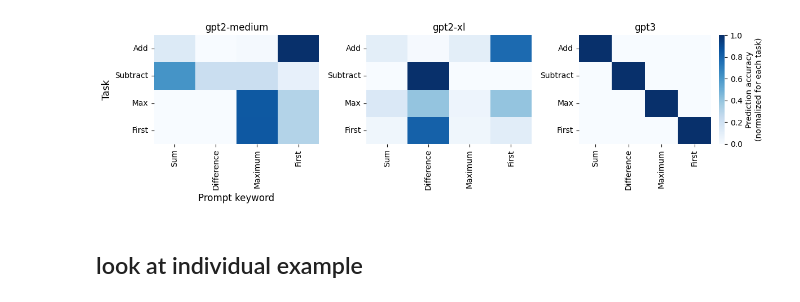
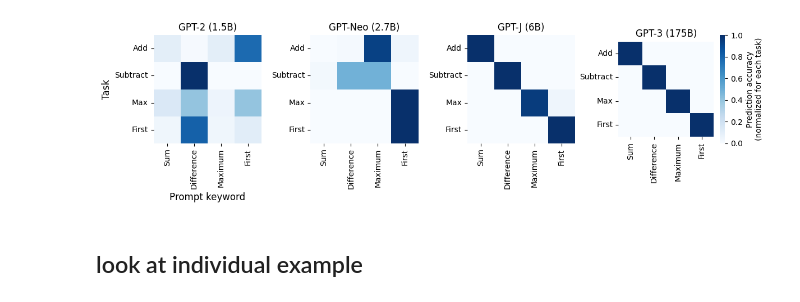
Before and after one commit to csinva/iprompt, a Jupyter notebook: notebooks/01_prompt_selection.ipynb, the cells around one changed output. Drawn from its saved outputs; the diff is of its cells as text; code cells hidden in the pictures.

```diff
--- a/notebooks/01_prompt_selection.ipynb
+++ b/notebooks/01_prompt_selection.ipynb
@@ -17,6 +18,6 @@ import pickle as pkl
 # %%
 # model_names = ['gpt2-medium', 'EleutherAI/gpt-j-6B']
-model_names = ['gpt2-medium', 'gpt2-xl', 'gpt3']
+model_names = ['gpt2-xl', 'EleutherAI/gpt-neo-2.7B', 'EleutherAI/gpt-j-6B', 'gpt3']
 plt.figure(figsize=(12, 3.5))
 for i, model_name in enumerate(model_names):
     # model_name = 'gpt2-medium'
@@ -45,35 +46,36 @@ for i, model_name in enumerate(model_names):
     accuracies = r['accuracies']
     accuracies = accuracies[idxs, :][:, idxs]
     task_descriptions = np.array(r['task_descriptions'])[idxs]
 
     # print(r['losses'])
     # plt.subplot(122)
     # accuracies = torch.tensor(accuracies)
     accuracies = torch.tensor(accuracies).softmax(dim=1)
-    plt.title(model_name)
+    plt.title(analyze_utils.CHECKPOINT_RENAME[model_name])
     ax = sns.heatmap(accuracies,
                      yticklabels=pd.Series(tasks_plot).apply(
                          lambda x: x.split('_')[0].capitalize()),
                      xticklabels=pd.Series(task_descriptions).apply(
                          lambda x: x.split(' ')[2].capitalize()),
                      cbar_kws={
                          'label': 'Prediction accuracy\n(normalized for each task)'},
                      cbar=(i == len(model_names) - 1),
                      cmap='Blues',
+                     square=True,
                      # cbar_kws={'label': 'Accuracy (higher better)'}
                      )
     plt.xticks(rotation=90)
     plt.yticks(rotation=0)
     if i == 0:
         ax.set_ylabel('Task', fontsize='large')
         ax.set_xlabel('Prompt keyword', fontsize='large')
     plt.tight_layout()
     # for _, spine in ax.spines.items():
         # spine.set_visible(True)
 plt.savefig('../results/prompt_classification/heatmaps_prompt_classification.pdf',
             bbox_inches='tight')
 # %% [output]
-[figure, old version]
+[figure, new version]
 # %% [markdown]
 ## look at individual example
 # %% [markdown]
```
Also changed, not shown: parts of 1 cell of this notebook, 4 other files.
